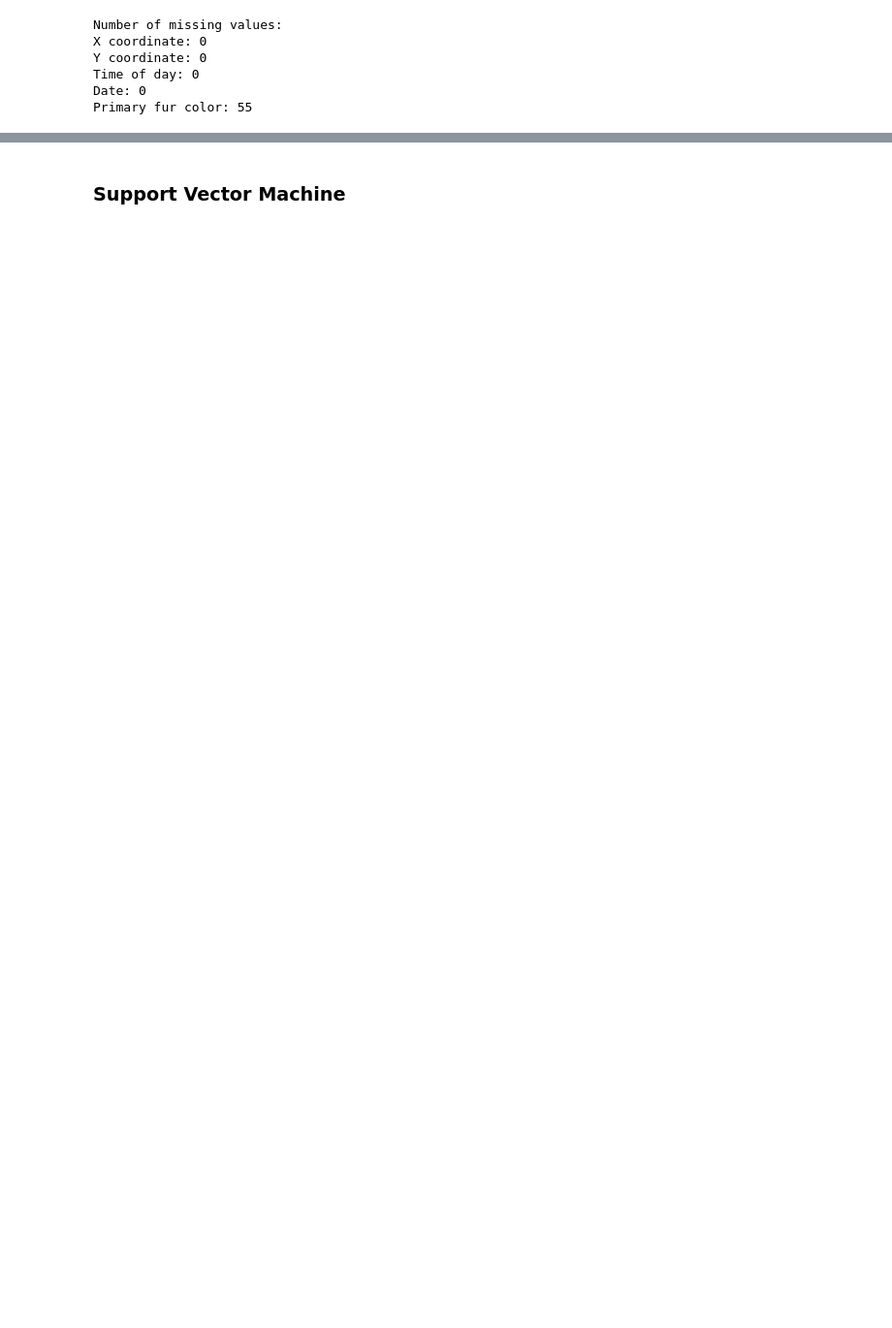
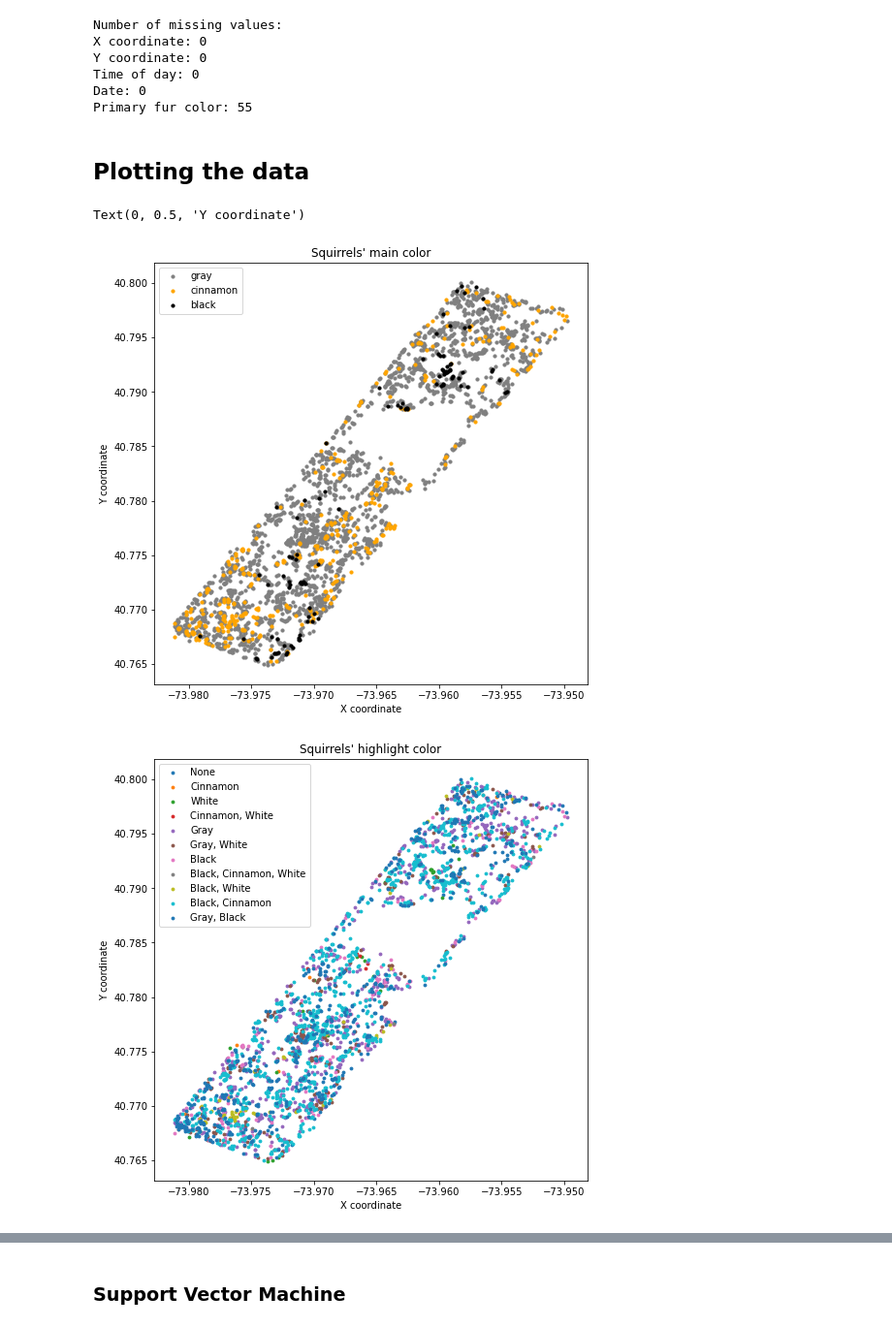
Before and after one commit to v-razon/Squirrels, a Jupyter notebook: notebook_Predicting_the_Colors_of_Squirrels_in_Central_Park.ipynb, the cells around one changed output, grey strips where cells are left out. Shown: that part at 97% size. Cells and saved outputs as stored; diff of their text form; code cells hidden in the pictures; blank space fills up the shorter version.

```diff
--- a/notebook_Predicting_the_Colors_of_Squirrels_in_Central_Park.ipynb
+++ b/notebook_Predicting_the_Colors_of_Squirrels_in_Central_Park.ipynb
@@ -49,10 +52,10 @@ Date: 0
 Primary fur color: 55
 # %%
 # Converting the features/labels into numpy arrays
-from sklearn import preprocessing   # For LabelEncoder class
+from sklearn.preprocessing import LabelEncoder
 
-Xcoor = np.array(df['X'])
-Ycoor = np.array(df['Y'])
+X_coor = np.array(df['X'])
+Y_coor = np.array(df['Y'])
 # Time of day: value 0 if shift=AM or 1 if shift=PM
 time = np.array([0 if df['Shift'][i]=='AM' else 1 for i in range(df.shape[0])])
 # Date: since the data was collected in the span of 2 weeks of October 2018, only the date
@@ -61,9 +64,37 @@ date = np.array([str(df['Date'][i])[2]+str(df['Date'][i])[3] for i in range(df.s
 
 # Since the labels are expressed as categorical variables, categorical encoding will be done
 
-primary_LE = preprocessing.LabelEncoder()
+primary_LE = LabelEncoder()
 pColor = primary_LE.fit_transform(df['Primary Fur Color'])
 
-highlight_LE = preprocessing.LabelEncoder()
+highlight_LE = LabelEncoder()
 hColor = highlight_LE.fit_transform(df['Highlight Fur Color'])
+# %% [markdown]
+## Plotting the data
+# %%
+# Plot for primary fur color
+plt.figure(figsize=(8,8))
+coor = np.vstack((X_coor,Y_coor)).T
+plt.scatter(*coor[pColor==2].T, c="gray", s=10, label="gray")
+plt.scatter(*coor[pColor==1].T, c="orange", s=10, label="cinnamon")
+plt.scatter(*coor[pColor==0].T, c="black", s=10, label="black")
+plt.xlabel("X coordinate")
+plt.ylabel("Y coordinate")
+plt.title("Squirrels' main color")
+plt.legend()
+
+# Plot for highlight fur color
+plt.figure(figsize=(8,8))
+color_labels = df['Highlight Fur Color'].value_counts().index.tolist()
+
+for i in range(df["Highlight Fur Color"].nunique()):
+    plt.scatter(*coor[hColor==i].T, s=8, label=color_labels[i])
+plt.legend()
+plt.title("Squirrels' highlight color")
+plt.xlabel("X coordinate")
+plt.ylabel("Y coordinate")
+# %% [output]
+Text(0, 0.5, 'Y coordinate')
+[figure, added]
+[figure, added]
 # %% [markdown]
```
Also changed, not shown: parts of 44 cells of this notebook, 1 other file.
